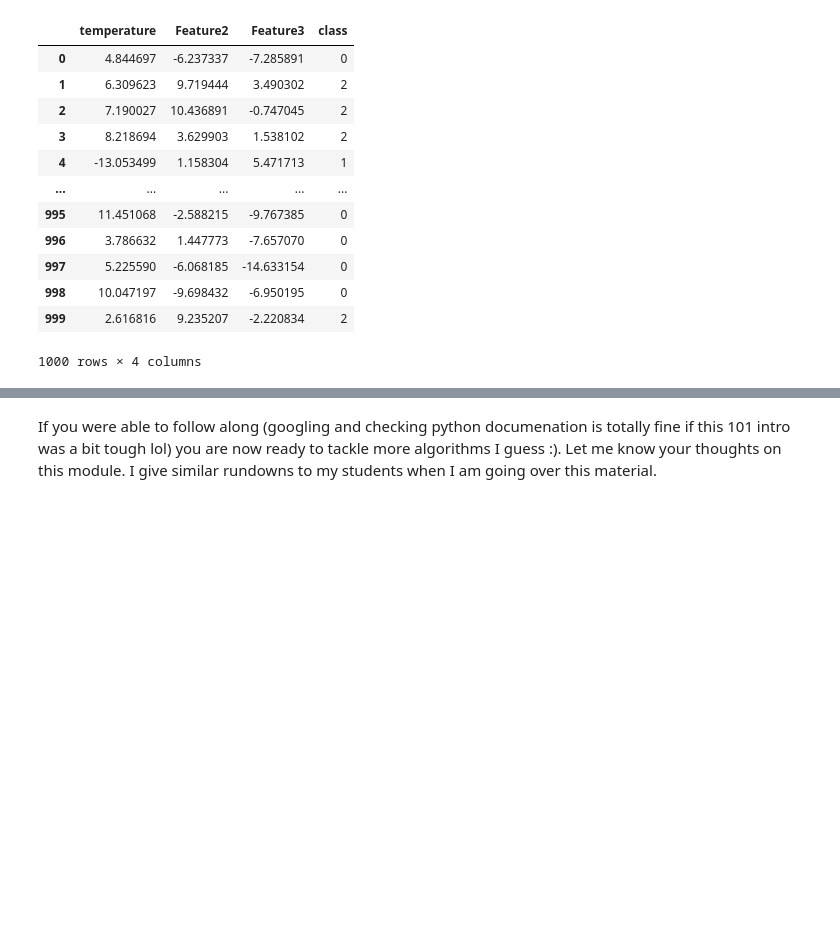
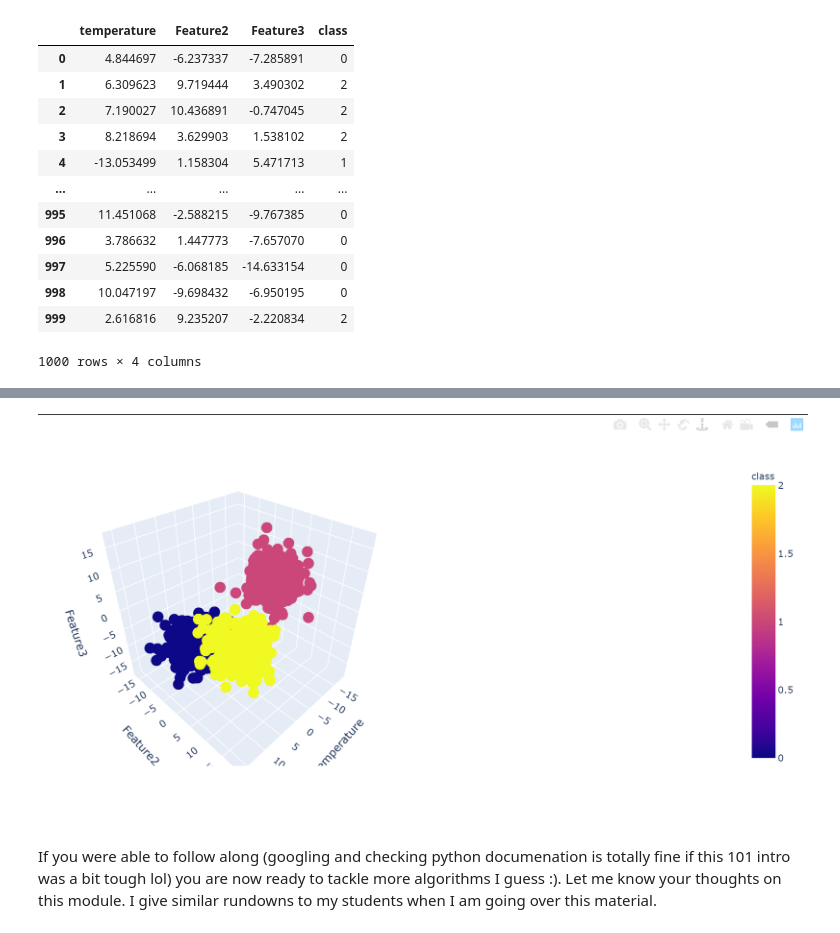
Before and after one commit to thehybrid18/python-basics, a Jupyter notebook: DATA_MINING_101.ipynb, the cells around one changed output, grey strips where cells are left out. Saved outputs shown, nothing was run; the diff lists cells and outputs as text; code cells hidden in the pictures; blank space fills up the shorter version.

```diff
--- a/DATA_MINING_101.ipynb
+++ b/DATA_MINING_101.ipynb
@@ -171,2 +177,9 @@ Image("3d plot.png")
+# %%
+#hvplot should work in google colab as coded but the output will look like the picture below
+
+from IPython.display import Image
+Image("/content/gdrive/My Drive/Colab Notebooks/Data Scientist Test/3d plot.png", width=800, height=500)
+# %% [output]
+[figure, added]
 # %% [markdown]
 If you were able to follow along (googling and checking python documenation is totally fine if this 101 intro was a bit tough lol) you are now ready to tackle more algorithms I guess :). Let me know your thoughts on this module. I give similar rundowns to my students when I am going over this material.
```
Also changed, not shown: parts of 2 cells of this notebook.
